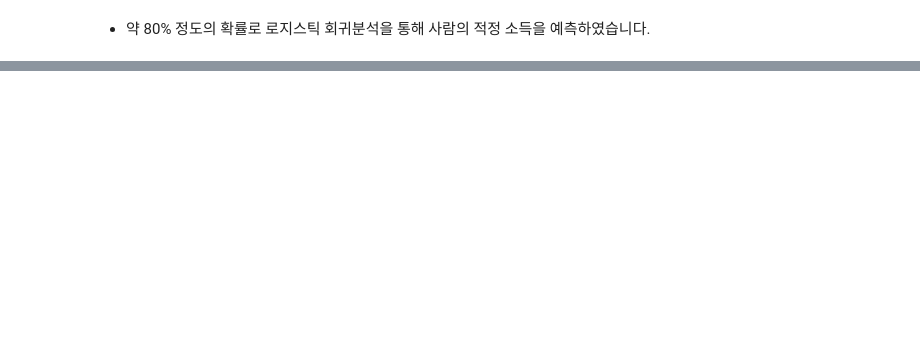
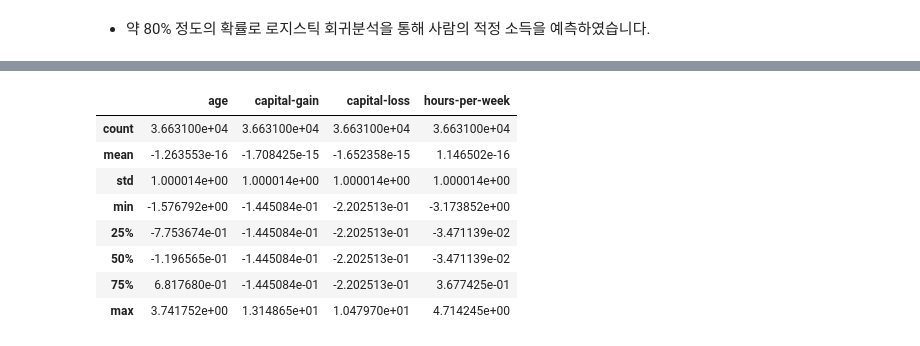
Before and after one commit to shinjangwoon/TIL, a Jupyter notebook: scikit-learn/The_Predictive_Modeling_Pipeline.ipynb, the cells around one changed output, grey strips where cells are left out. Drawn from its saved outputs; the diff is of its cells as text; code cells hidden in the pictures; blank space fills up the shorter version.

```diff
--- a/scikit-learn/The_Predictive_Modeling_Pipeline.ipynb
+++ b/scikit-learn/The_Predictive_Modeling_Pipeline.ipynb
@@ -292,0 +567,5 @@ print(f"Accuracy of logistic regression: {accuracy:.3f}")
+# %%
+from sklearn.preprocessing import StandardScaler
+
+scaler = StandardScaler()
+scaler.fit(data_train)
@@ -292,0 +608,3 @@ print(f"Accuracy of logistic regression: {accuracy:.3f}")
+# %%
+data_train_scaled = scaler.fit_transform(data_train)
+data_train_scaled
@@ -292,0 +619,14 @@ print(f"Accuracy of logistic regression: {accuracy:.3f}")
+# %%
+data_train_scaled = pd.DataFrame(data_train_scaled,
+                                 columns=data_train.columns)
+data_train_scaled.describe()
+# %% [output]
+|  | age | capital-gain | capital-loss | hours-per-week |
+| count | 3.663100e+04 | 3.663100e+04 | 3.663100e+04 | 3.663100e+04 |
+| mean | -1.263553e-16 | -1.708425e-15 | -1.652358e-15 | 1.146502e-16 |
+| std | 1.000014e+00 | 1.000014e+00 | 1.000014e+00 | 1.000014e+00 |
+| min | -1.576792e+00 | -1.445084e-01 | -2.202513e-01 | -3.173852e+00 |
+| 25% | -7.753674e-01 | -1.445084e-01 | -2.202513e-01 | -3.471139e-02 |
+| 50% | -1.196565e-01 | -1.445084e-01 | -2.202513e-01 | -3.471139e-02 |
+| 75% | 6.817680e-01 | -1.445084e-01 | -2.202513e-01 | 3.677425e-01 |
+| max | 3.741752e+00 | 1.314865e+01 | 1.047970e+01 | 4.714245e+00 |
```
Also changed, not shown: parts of 66 cells of this notebook.
